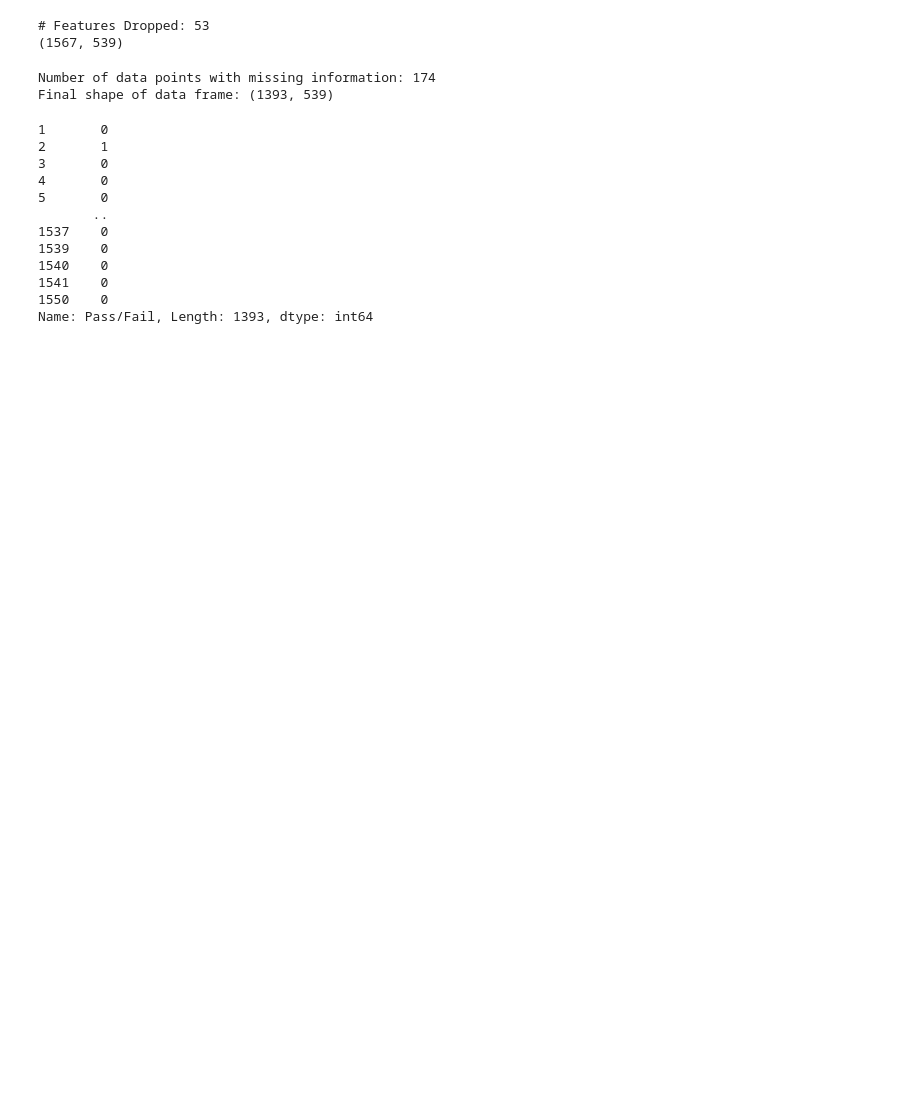
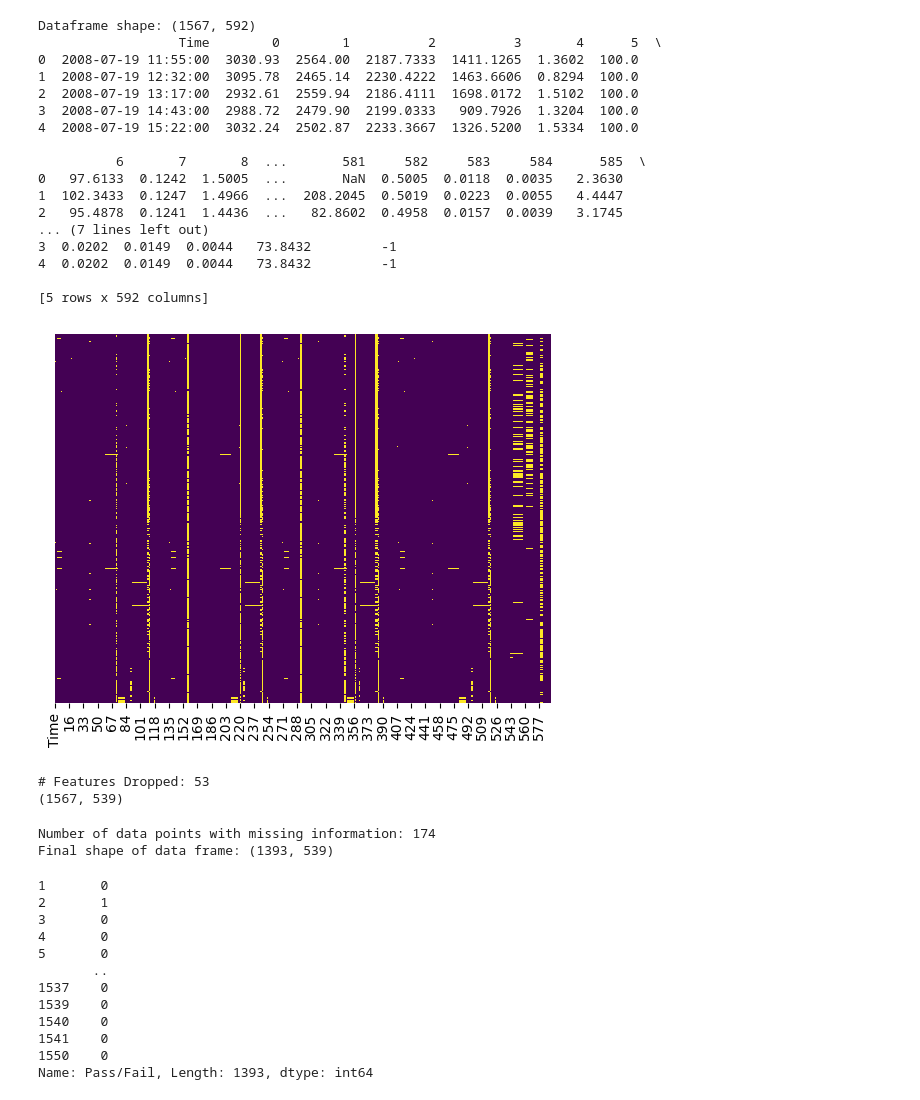
Before and after one commit to dhruv101799/MEM_T680_Final, a Jupyter notebook: Homework 3/Homework3.ipynb, the cells around one changed output. Saved outputs shown, nothing was run; the diff lists cells and outputs as text; code cells hidden in the pictures; blank space fills up the shorter version.

```diff
--- a/Homework 3/Homework3.ipynb
+++ b/Homework 3/Homework3.ipynb
@@ -30,19 +30,38 @@ warnings.filterwarnings("ignore", category=DeprecationWarning)
 # %%
 # Import dataset
 df = pd.read_csv('uci-secom.csv')
-# print("Dataframe shape:", df.shape)
-# print(df.head())
+print("Dataframe shape:", df.shape) # Starting shape of dataset
+print(df.head())
 
 # Identify missing values and remove them
 missing_values = df.isnull()
-# sns.heatmap(data = missing_values, yticklabels=False, cbar=False, cmap='viridis') # Visualize missing values
+sns.heatmap(data = missing_values, yticklabels=False, cbar=False, cmap='viridis') # Visualize missing values
 # df.dropna(axis=1, inplace=True) # Remove columns (axis=1) containing null values
 
-feature_na_count = df.isna().sum()
+feature_na_count = df.isna().sum() # Number of nan entries per feature
 feature_na_count_hist = []
-for idx, i in enumerate(df.columns):
-    for count in range(feature_na_count[idx]):
-        feature_na_count_hist.append(i)
-px.histogram(data_frame=feature_na_count_hist, title="Distribution of NA Values")
+for idx, i in enumerate(df.columns): # For each feature
+    for count in range(feature_na_count[idx]): # For number of missing entries
+        feature_na_count_hist.append(i) # Append to histogram vector
+px.histogram(data_frame=feature_na_count_hist, title="Distribution of NA Values by Feature") # Plot histogram
 # px.bar(data_frame=na_count[1::], title="Histogram of NA Entries")
+# %% [output]
+Dataframe shape: (1567, 592)
+                  Time        0        1          2          3       4      5  \
+0  2008-07-19 11:55:00  3030.93  2564.00  2187.7333  1411.1265  1.3602  100.0
+1  2008-07-19 12:32:00  3095.78  2465.14  2230.4222  1463.6606  0.8294  100.0
+2  2008-07-19 13:17:00  2932.61  2559.94  2186.4111  1698.0172  1.5102  100.0
+3  2008-07-19 14:43:00  2988.72  2479.90  2199.0333   909.7926  1.3204  100.0
+4  2008-07-19 15:22:00  3032.24  2502.87  2233.3667  1326.5200  1.5334  100.0
+
+          6       7       8  ...       581     582     583     584      585  \
+0   97.6133  0.1242  1.5005  ...       NaN  0.5005  0.0118  0.0035   2.3630
+1  102.3433  0.1247  1.4966  ...  208.2045  0.5019  0.0223  0.0055   4.4447
+2   95.4878  0.1241  1.4436  ...   82.8602  0.4958  0.0157  0.0039   3.1745
+... (7 lines left out)
+3  0.0202  0.0149  0.0044   73.8432         -1
+4  0.0202  0.0149  0.0044   73.8432         -1
+
+[5 rows x 592 columns]
+[figure, added]
 # %%
```
Also changed, not shown: parts of 5 cells of this notebook.
